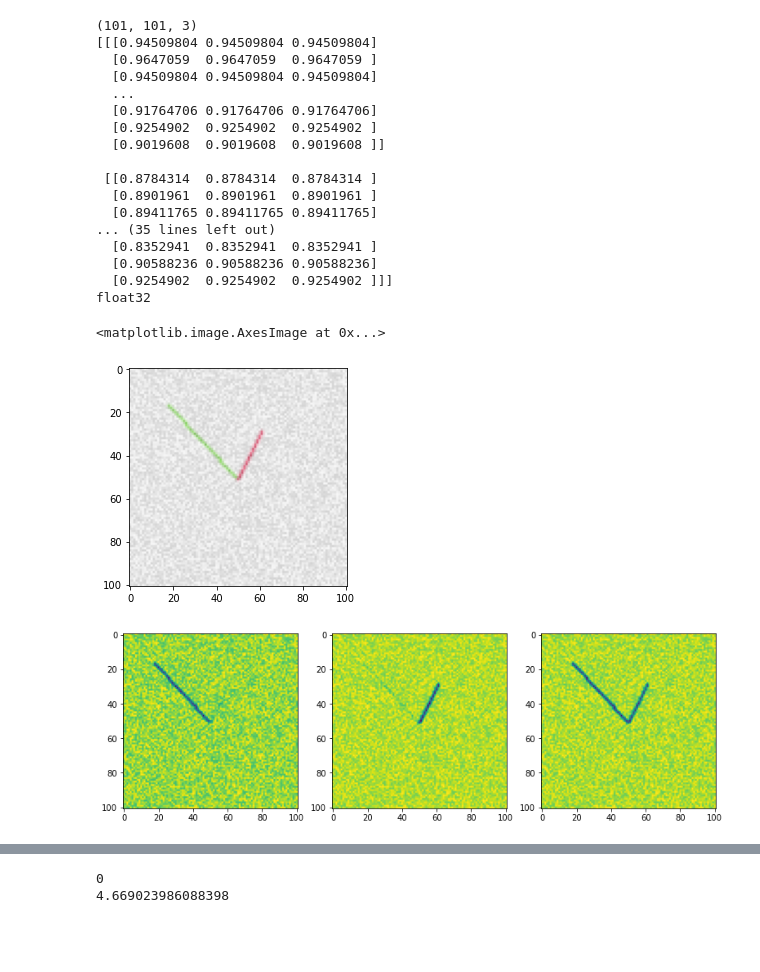
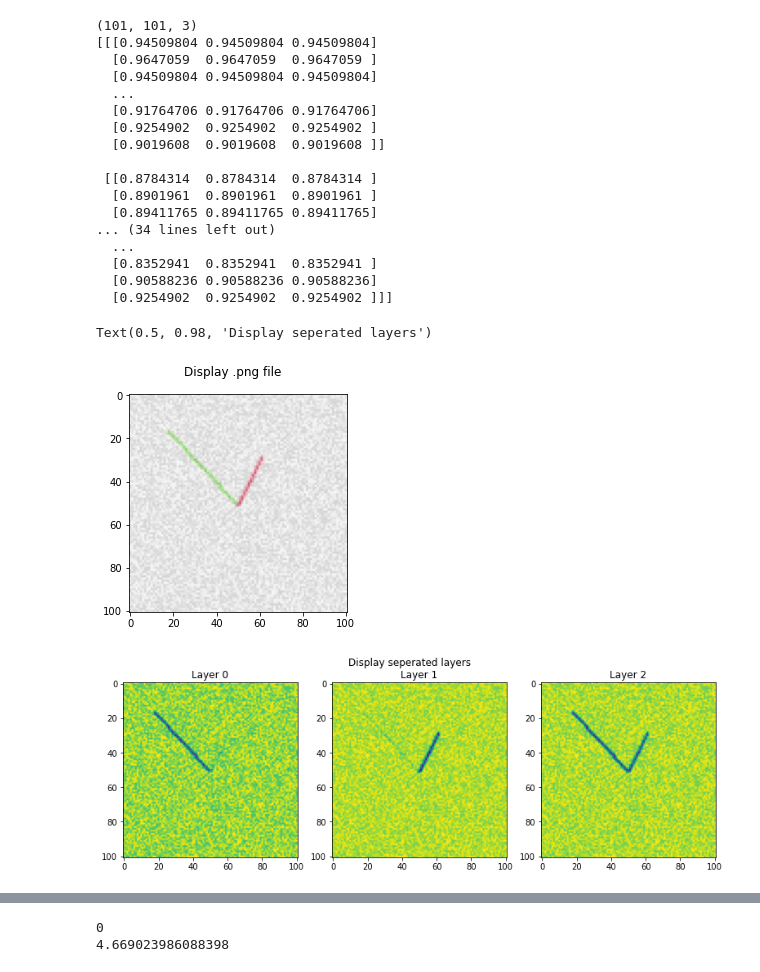
Before and after one commit to primroseisaseal/python-project, a Jupyter notebook: project_1.ipynb, the cells around one changed output, grey strips where cells are left out. Saved outputs shown, nothing was run; the diff lists cells and outputs as text; code cells hidden in the pictures; blank space fills up the shorter version.

```diff
--- a/project_1.ipynb
+++ b/project_1.ipynb
@@ -54,43 +54,55 @@ Create a second figure, with 3 sets of axes, and use `imshow()` to display each
 
 *Note: you can use `ax.imshow()` to display an image on the axes `ax`, the same way we use `ax.plot()`.*
 # %%
+#import libraries with will be use in this project
 import numpy as np
 import matplotlib.pyplot as plt
 import math
 
+#read .png file then get the pixel array and show it as figure.
+    # Lines : 10-14 : phyblas
+    # URL: https://phyblas.hinaboshi.com/oshi02
+    # Accessed on 1 Nov 2021.
+read_clock = plt.imread('clock_images/batch_0/clock_1.png') #read png file
+print(read_clock.shape) #print shape of pixel array
+print(read_clock)       #print pixel array
+plt.imshow(read_clock)  #show in picture
+plt.suptitle('Display .png file')
 
-# https://matplotlib.org/stable/api/image_api.html?highlight=imread#matplotlib.image.imread
-read_clock = plt.imread('clock_images/batch_0/clock_1.png')
-print(read_clock.shape)
-print(read_clock)
-print(read_clock.dtype)
-plt.imshow(read_clock)
-#https://matplotlib.org/stable/gallery/lines_bars_and_markers/categorical_variables.html#sphx-glr-gallery-lines-bars-and-markers-categorical-variables-py
-fig, axs = plt.subplots(1, 3, figsize=(13, 4))
+#show seperated layers
+#How to plot multi-graph in 1 figure.
+    # Lines : 22-28 : matplotlib example
+    # URL: https://matplotlib.org/stable/gallery/lines_bars_and_markers/categorical_variables.html#sphx-glr-gallery-lines-bars-and-markers-categorical-variables-py
+    # Accessed on 1 Nov 2021.
+fig2, axs = plt.subplots(1, 3, figsize=(13, 4))
+axs[0].set_title('Layer 0')
 axs[0].imshow(read_clock[0:101,0:101,0])
+axs[1].set_title('Layer 1')
 axs[1].imshow(read_clock[0:101,0:101,1])
+axs[2].set_title('Layer 2')
 axs[2].imshow(read_clock[0:101,0:101,2])
+fig2.suptitle('Display seperated layers')
 # %% [output]
 (101, 101, 3)
 [[[0.94509804 0.94509804 0.94509804]
   [0.9647059  0.9647059  0.9647059 ]
   [0.94509804 0.94509804 0.94509804]
   ...
   [0.91764706 0.91764706 0.91764706]
   [0.9254902  0.9254902  0.9254902 ]
   [0.9019608  0.9019608  0.9019608 ]]
 
  [[0.8784314  0.8784314  0.8784314 ]
   [0.8901961  0.8901961  0.8901961 ]
   [0.89411765 0.89411765 0.89411765]
-... (35 lines left out)
+... (34 lines left out)
+  ...
   [0.8352941  0.8352941  0.8352941 ]
   [0.90588236 0.90588236 0.90588236]
   [0.9254902  0.9254902  0.9254902 ]]]
-float32
-<matplotlib.image.AxesImage at 0x...>
+Text(0.5, 0.98, 'Display seperated layers')
-[figure, old version]
+[figure, new version]
-[figure, old version]
+[figure, new version]
 # %% [markdown]
 ---
 ## Task 2: Clean up the images to extract data [6 marks]
```
Also changed, not shown: parts of 1 cell of this notebook.
